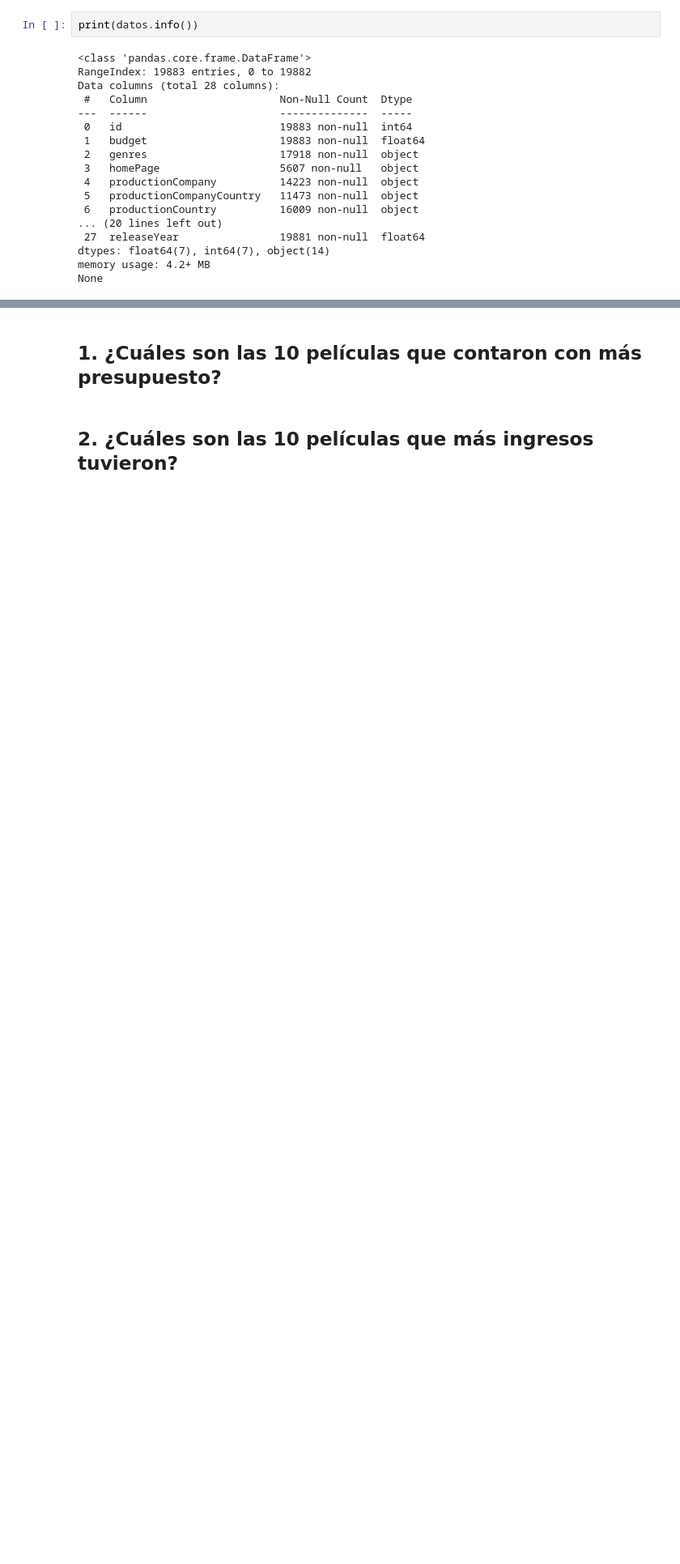
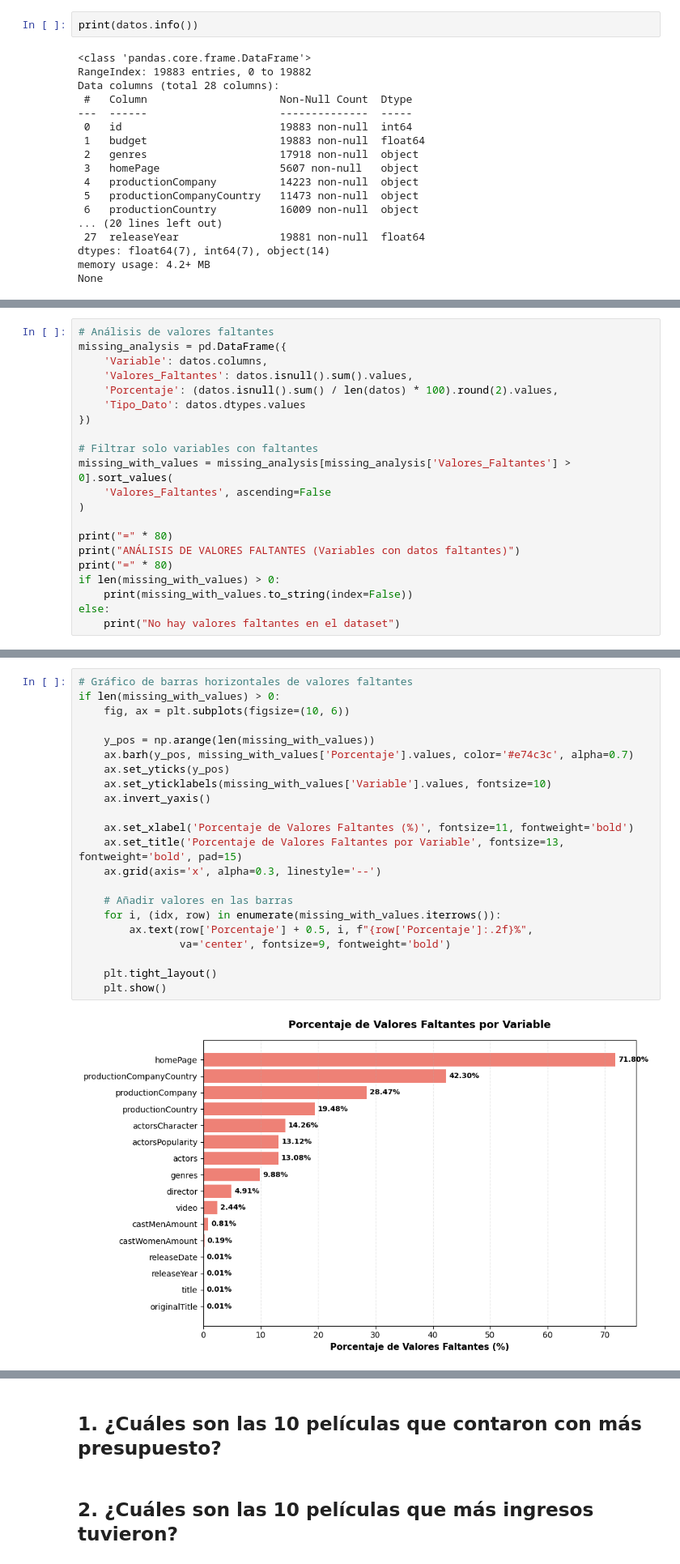
Before and after one commit to jcdiegolopez/MD-LAB01, a Jupyter notebook: main.ipynb, the cells around one changed output, grey strips where cells are left out. Shown at 81% size. Cells and saved outputs as stored; diff of their text form; blank space fills up the shorter version.

```diff
--- a/main.ipynb
+++ b/main.ipynb
@@ -44,0 +271,21 @@ None
+# %%
+# Análisis de valores faltantes
+missing_analysis = pd.DataFrame({
+    'Variable': datos.columns,
+    'Valores_Faltantes': datos.isnull().sum().values,
+    'Porcentaje': (datos.isnull().sum() / len(datos) * 100).round(2).values,
+    'Tipo_Dato': datos.dtypes.values
+})
+
+# Filtrar solo variables con faltantes
+missing_with_values = missing_analysis[missing_analysis['Valores_Faltantes'] > 0].sort_values(
+    'Valores_Faltantes', ascending=False
+)
+
+print("=" * 80)
+print("ANÁLISIS DE VALORES FALTANTES (Variables con datos faltantes)")
+print("=" * 80)
+if len(missing_with_values) > 0:
+    print(missing_with_values.to_string(index=False))
+else:
+    print("No hay valores faltantes en el dataset")
@@ -44,0 +313,24 @@ None
+# %%
+# Gráfico de barras horizontales de valores faltantes
+if len(missing_with_values) > 0:
+    fig, ax = plt.subplots(figsize=(10, 6))
+
+    y_pos = np.arange(len(missing_with_values))
+    ax.barh(y_pos, missing_with_values['Porcentaje'].values, color='#e74c3c', alpha=0.7)
+    ax.set_yticks(y_pos)
+    ax.set_yticklabels(missing_with_values['Variable'].values, fontsize=10)
+    ax.invert_yaxis()
+
+    ax.set_xlabel('Porcentaje de Valores Faltantes (%)', fontsize=11, fontweight='bold')
+    ax.set_title('Porcentaje de Valores Faltantes por Variable', fontsize=13, fontweight='bold', pad=15)
+    ax.grid(axis='x', alpha=0.3, linestyle='--')
+
+    # Añadir valores en las barras
+    for i, (idx, row) in enumerate(missing_with_values.iterrows()):
+        ax.text(row['Porcentaje'] + 0.5, i, f"{row['Porcentaje']:.2f}%",
+                va='center', fontsize=9, fontweight='bold')
+
+    plt.tight_layout()
+    plt.show()
+# %% [output]
+[figure, added]
```
Also changed, not shown: parts of 20 cells of this notebook.
